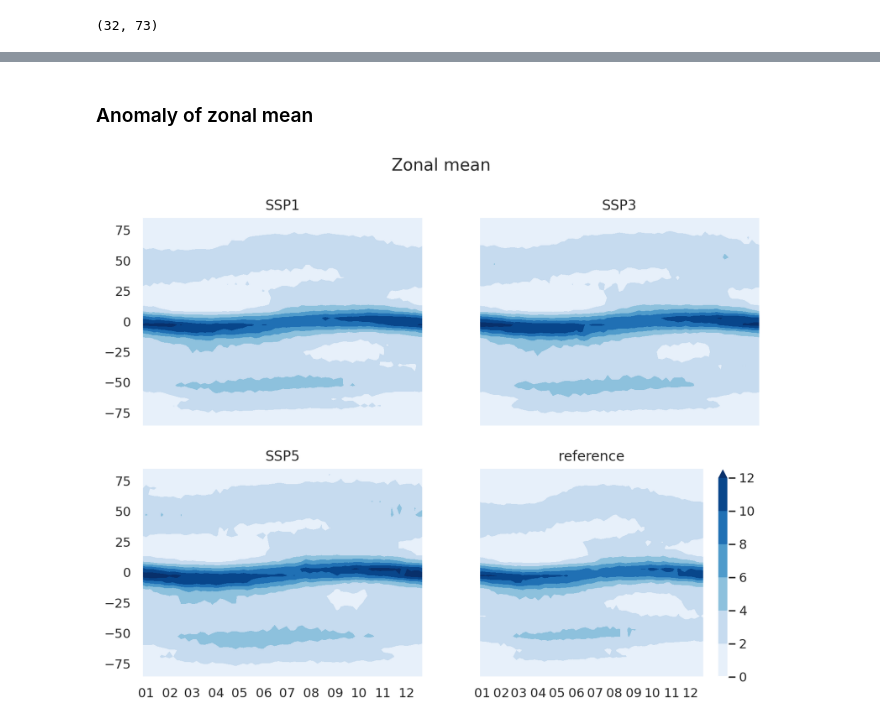
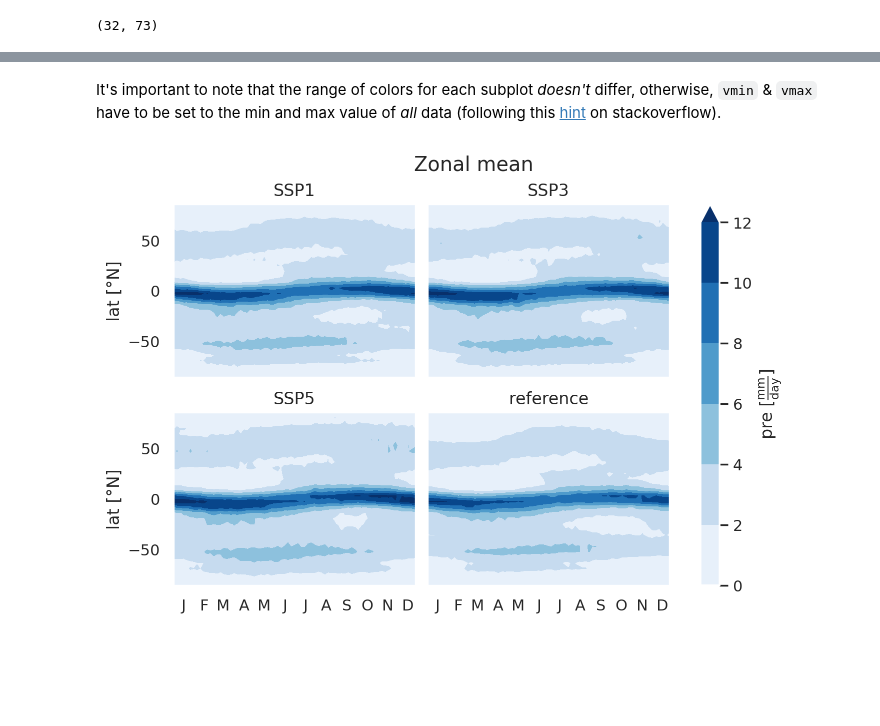
Before and after one commit to vegan-schnitzel/moisture-regimes, a Jupyter notebook: code/pre-analysis.ipynb, the cells around one changed output, grey strips where cells are left out. Drawn from its saved outputs; the diff is of its cells as text; code cells hidden in the pictures; blank space fills up the shorter version.

```diff
--- a/code/pre-analysis.ipynb
+++ b/code/pre-analysis.ipynb
@@ -304,12 +319,3 @@ xtime, ylat = np.meshgrid(time, lat)
 np.shape(xtime)
 # %% [output]
 (32, 73)
-# %%
-for sce in list(pr.keys()):
-    fig, ax = plt.subplots()
-    cf = ax.contourf(xtime, ylat, np.transpose(pr_zm[sce]), cmap="Blues")
-    cb = fig.colorbar(cf)
-    cb.set_label(r"pre [$\rm\frac{mm}{day}$]")
-    ax.xaxis.set_major_formatter(dt_fmt)
-    ax.set_title(f"{sce}: precipitation climatology")
-    ax.set_ylabel("lat [°N]")
@@ -321,27 +322,30 @@ for sce in list(pr.keys()):
-# %% [markdown]
-### Anomaly of zonal mean
+# %% [markdown]
+It's important to note that the range of colors for each subplot *doesn't* differ, otherwise, `vmin` & `vmax` have to be set to the min and max value of *all* data (following this [hint](https://stackoverflow.com/questions/67165630/one-colorbar-to-indicate-data-range-for-multiple-subplots-using-matplotlib) on stackoverflow).
 # %%
-# set vmin and vmax if colorbars differ!
-# https://stackoverflow.com/questions/67165630/one-colorbar-to-indicate-data-range-for-multiple-subplots-using-matplotlib
-# how to plot one colorbar:
-# https://jdhao.github.io/2017/06/11/mpl_multiplot_one_colorbar/
+# use somewhat hard-coded format of displaying first letter of monthy only
+def first_letter_only(ax):
+    pos = ax.get_xticks()
+    # moving letters to the right (+ 10 days) -> looks nicer
+    ax.set_xticks(pos+10, labels=['J','F','M','A','M','J','J','A','S','O','N','D'])
 
-month_fmt = mdates.DateFormatter('%m')
-
-fig, axs = plt.subplots(2, 2, sharex=True, sharey=True)
+fig, axs = plt.subplots(2, 2, sharex=True, sharey=True, gridspec_kw=dict(wspace = 0.05))
 axs = axs.flatten()
 
 for i, sce in enumerate(list(pr.keys())):
     cf = axs[i].contourf(xtime, ylat, np.transpose(pr_zm[sce]), cmap="Blues", extend="max")
-    #cb = fig.colorbar(cf)
-    #cb.set_label(r"pre [$\rm\frac{mm}{day}$]")
-#axs[i].xaxis.set_major_formatter(dt_fmt)
     axs[i].set_title(str(sce))
-#axs[i].set_ylabel("lat [°N]")
+
+
+cb = fig.colorbar(cf, ax=axs.tolist(), )
+cb.set_label(r"pre [$\rm\frac{mm}{day}$]")
+
+axs[0].set_ylabel("lat [°N]")
+axs[2].set_ylabel("lat [°N]")
 
 fig.suptitle("Zonal mean")
-axs[2].xaxis.set_major_formatter(month_fmt)
-axs[3].xaxis.set_major_formatter(month_fmt)
-cb = fig.colorbar(cf)
+first_letter_only(axs[0])
+
+# TODO: adding grid to subplots doesn't seem to work...
+#       something to do with seaborn defaults: grid is behind data
 # %% [output]
-[figure, old version]
+[figure, new version]
```
Also changed, not shown: parts of 41 cells of this notebook, 7 other files.
